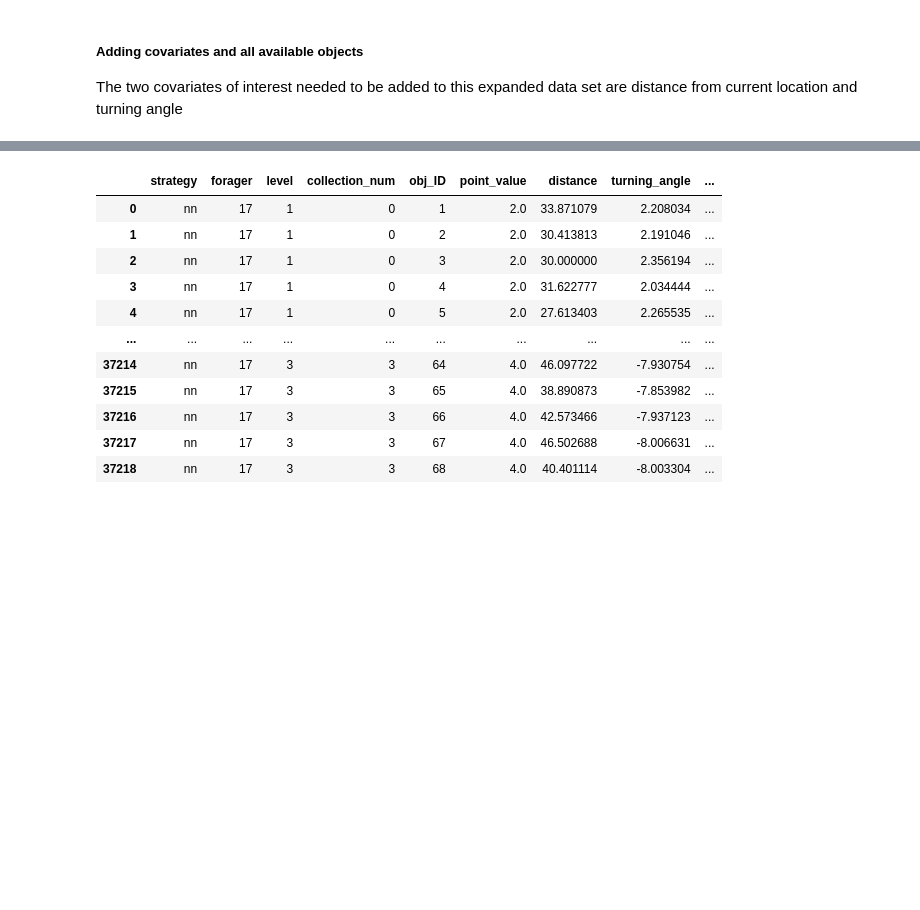
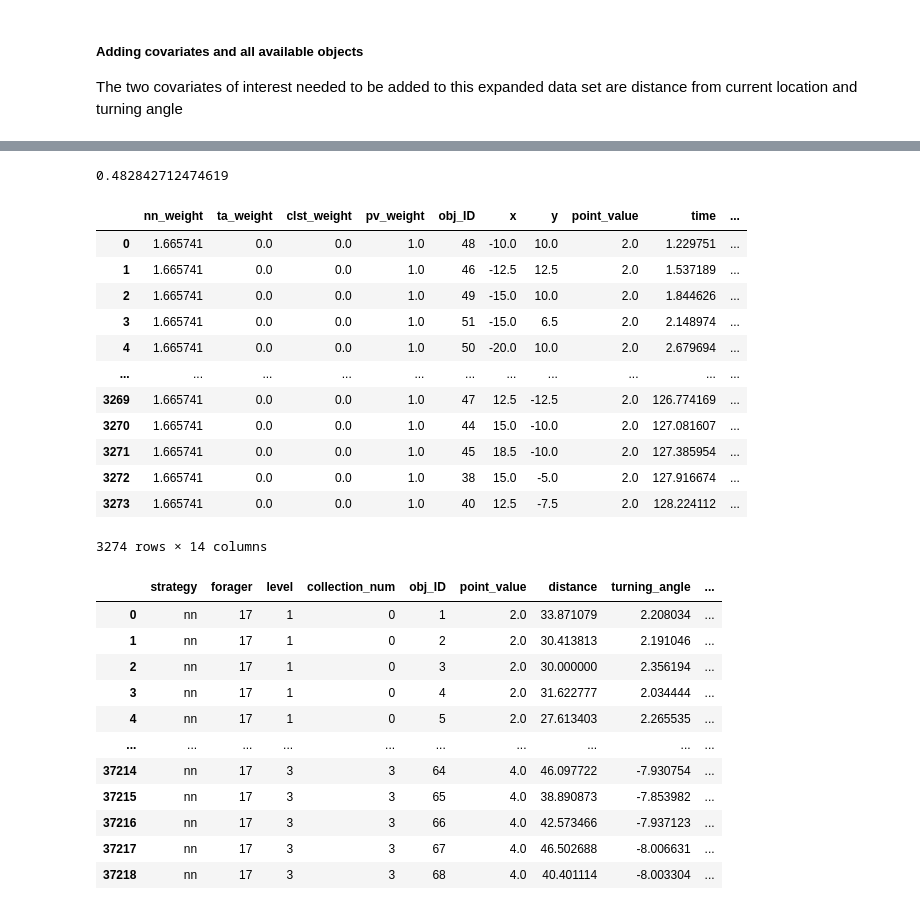
Before and after one commit to lcwat/coconuts_thesis, a Jupyter notebook: py/notebooks/data_expansion.ipynb, the cells around one changed output, grey strips where cells are left out. Saved outputs shown, nothing was run; the diff lists cells and outputs as text; code cells hidden in the pictures; blank space fills up the shorter version.

```diff
--- a/py/notebooks/data_expansion.ipynb
+++ b/py/notebooks/data_expansion.ipynb
@@ -11,7 +11,7 @@ from tqdm import tqdm
 # %%
 # read in simulation results
 simul_results = pd.read_csv(
-    '../../data/simulation/simul_weighted_forages_10_10_25.csv',
+    '../../data/simulation/runs/pure_strats/simul_weighted_forages_10_10_25.csv',
     index_col=0
 )
 # clean up
@@ -20,7 +20,7 @@ simul_results.index = [*range(len(simul_results))]
 
 # read in obj locs
 all_lvls_coco_locs = pd.read_csv(
-    '../../object arrangements/all-levels-arrangement.csv'
+    '../../data/level_arrangements/all_levels_arrangements.csv'
 )
 # %% [markdown]
 ##### Adding covariates and all available objects
@@ -99,3 +106,9 @@ def neighborhood_value(
+# %%
+act_obj_dists = d[0][2]
+
+print(np.sum(np.reciprocal(sorted(act_obj_dists)[1:3])))
+# %% [output]
+0.482842712474619
 # %%
 # combine together to create function to expand df
 def expand_df_with_covariates(
@@ -312,7 +319,7 @@ def expand_df_with_covariates(
 # grab 3 random runs from each strat
 nn_runs = simul_results[
     (simul_results.strategy == 'nn') & (
-        simul_results.forager.isin(np.random.randint(0, 100, 3)))
+        simul_results.forager.isin(np.random.randint(0, 100, 1)))
 ]
 ta_runs = simul_results[
     (simul_results.strategy == 'ta') & (
@@ -330,6 +337,24 @@ all_runs = pd.concat(
 
 # reset index
 all_runs.index = [i for i in range(0, len(all_runs))]
+# %%
+all_runs = all_runs[all_runs.strategy == 'nn']
+# %%
+all_runs
+# %% [output]
+|  | nn_weight | ta_weight | clst_weight | pv_weight | obj_ID | x | y | point_value | time | ... |
+| 0 | 1.665741 | 0.0 | 0.0 | 1.0 | 48 | -10.0 | 10.0 | 2.0 | 1.229751 | ... |
+| 1 | 1.665741 | 0.0 | 0.0 | 1.0 | 46 | -12.5 | 12.5 | 2.0 | 1.537189 | ... |
+| 2 | 1.665741 | 0.0 | 0.0 | 1.0 | 49 | -15.0 | 10.0 | 2.0 | 1.844626 | ... |
+| 3 | 1.665741 | 0.0 | 0.0 | 1.0 | 51 | -15.0 | 6.5 | 2.0 | 2.148974 | ... |
+| 4 | 1.665741 | 0.0 | 0.0 | 1.0 | 50 | -20.0 | 10.0 | 2.0 | 2.679694 | ... |
+| ... | ... | ... | ... | ... | ... | ... | ... | ... | ... | ... |
+| 3269 | 1.665741 | 0.0 | 0.0 | 1.0 | 47 | 12.5 | -12.5 | 2.0 | 126.774169 | ... |
+| 3270 | 1.665741 | 0.0 | 0.0 | 1.0 | 44 | 15.0 | -10.0 | 2.0 | 127.081607 | ... |
+| 3271 | 1.665741 | 0.0 | 0.0 | 1.0 | 45 | 18.5 | -10.0 | 2.0 | 127.385954 | ... |
+| 3272 | 1.665741 | 0.0 | 0.0 | 1.0 | 38 | 15.0 | -5.0 | 2.0 | 127.916674 | ... |
+| 3273 | 1.665741 | 0.0 | 0.0 | 1.0 | 40 | 12.5 | -7.5 | 2.0 | 128.224112 | ... |
+3274 rows × 14 columns
 # %%
 expanded_df = expand_df_with_covariates(
     orig_df=all_runs, all_coco_locs_df=all_lvls_coco_locs
```
Also changed, not shown: parts of 4 cells of this notebook, 15 other files.
